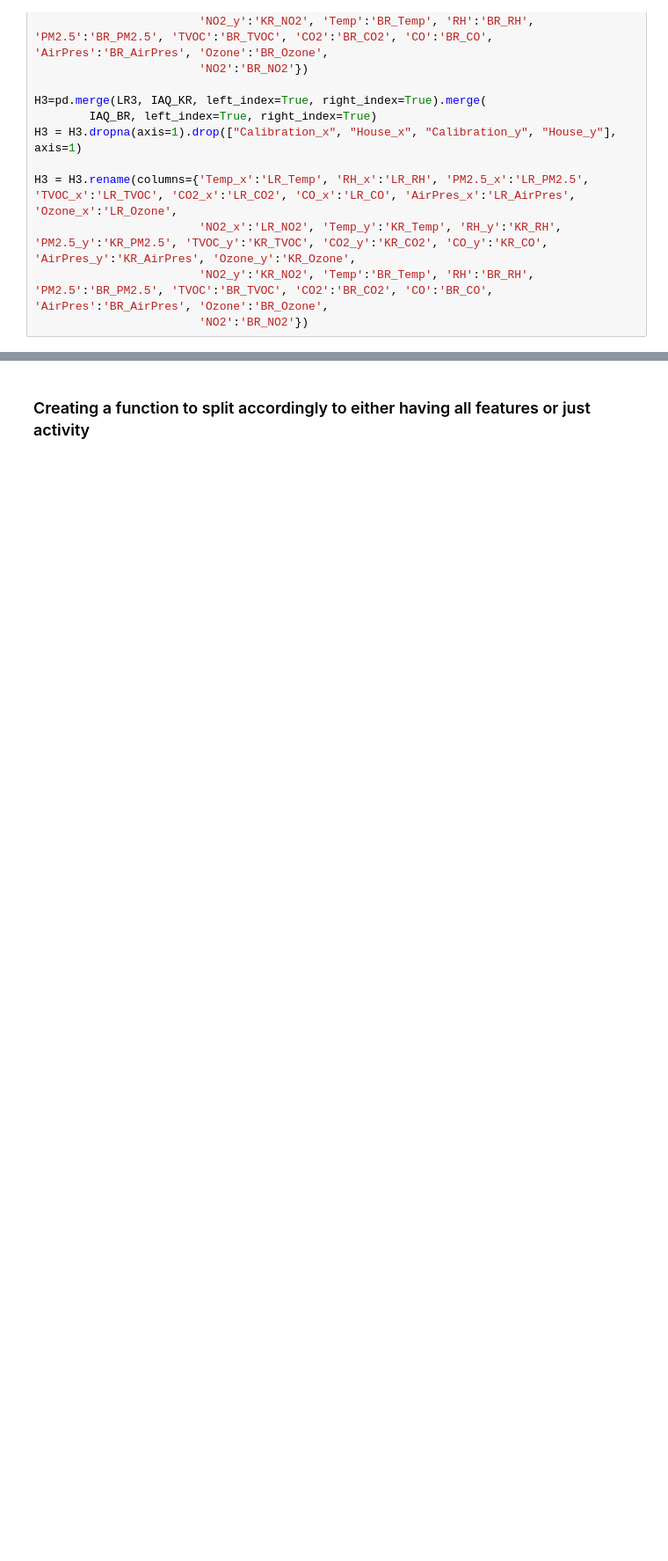
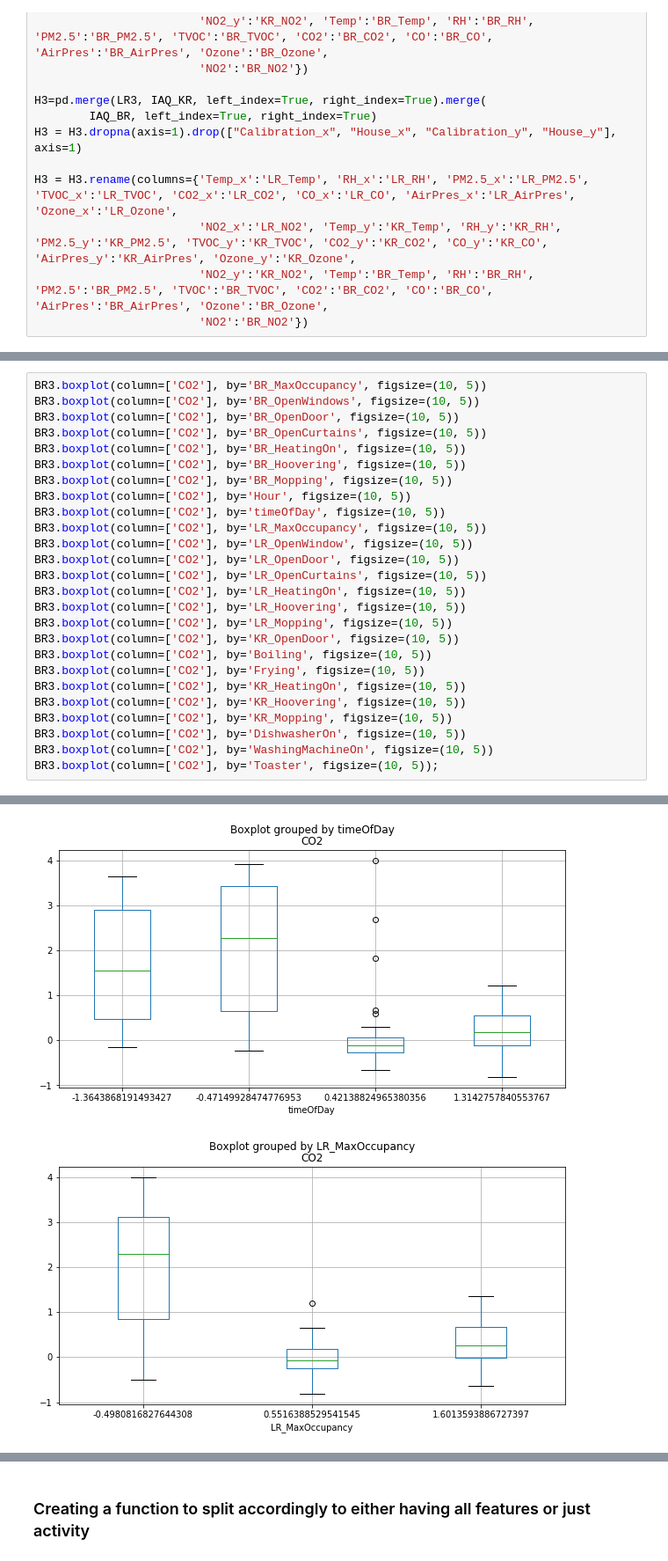
Before and after one commit to TomGoncalves/IAQ-Project, a Jupyter notebook: IAQ Project.ipynb, the cells around one changed output, grey strips where cells are left out. Shown at 88% size. Cells and saved outputs as stored; diff of their text form; blank space fills up the shorter version.

```diff
--- a/IAQ Project.ipynb
+++ b/IAQ Project.ipynb
@@ -139,0 +315,27 @@ H3 = H3.rename(columns={'Temp_x':'LR_Temp', 'RH_x':'LR_RH', 'PM2.5_x':'LR_PM2.5'
+# %%
+BR3.boxplot(column=['CO2'], by='BR_MaxOccupancy', figsize=(10, 5))
+BR3.boxplot(column=['CO2'], by='BR_OpenWindows', figsize=(10, 5))
+BR3.boxplot(column=['CO2'], by='BR_OpenDoor', figsize=(10, 5))
+BR3.boxplot(column=['CO2'], by='BR_OpenCurtains', figsize=(10, 5))
+BR3.boxplot(column=['CO2'], by='BR_HeatingOn', figsize=(10, 5))
+BR3.boxplot(column=['CO2'], by='BR_Hoovering', figsize=(10, 5))
+BR3.boxplot(column=['CO2'], by='BR_Mopping', figsize=(10, 5))
+BR3.boxplot(column=['CO2'], by='Hour', figsize=(10, 5))
+BR3.boxplot(column=['CO2'], by='timeOfDay', figsize=(10, 5))
+BR3.boxplot(column=['CO2'], by='LR_MaxOccupancy', figsize=(10, 5))
+BR3.boxplot(column=['CO2'], by='LR_OpenWindow', figsize=(10, 5))
+BR3.boxplot(column=['CO2'], by='LR_OpenDoor', figsize=(10, 5))
+BR3.boxplot(column=['CO2'], by='LR_OpenCurtains', figsize=(10, 5))
+BR3.boxplot(column=['CO2'], by='LR_HeatingOn', figsize=(10, 5))
+BR3.boxplot(column=['CO2'], by='LR_Hoovering', figsize=(10, 5))
+BR3.boxplot(column=['CO2'], by='LR_Mopping', figsize=(10, 5))
+BR3.boxplot(column=['CO2'], by='KR_OpenDoor', figsize=(10, 5))
+BR3.boxplot(column=['CO2'], by='Boiling', figsize=(10, 5))
+BR3.boxplot(column=['CO2'], by='Frying', figsize=(10, 5))
+BR3.boxplot(column=['CO2'], by='KR_HeatingOn', figsize=(10, 5))
+BR3.boxplot(column=['CO2'], by='KR_Hoovering', figsize=(10, 5))
+BR3.boxplot(column=['CO2'], by='KR_Mopping', figsize=(10, 5))
+BR3.boxplot(column=['CO2'], by='DishwasherOn', figsize=(10, 5))
+BR3.boxplot(column=['CO2'], by='WashingMachineOn', figsize=(10, 5))
+BR3.boxplot(column=['CO2'], by='Toaster', figsize=(10, 5));
+# %% [output]
@@ -139,0 +350,2 @@ H3 = H3.rename(columns={'Temp_x':'LR_Temp', 'RH_x':'LR_RH', 'PM2.5_x':'LR_PM2.5'
+[figure, added]
+[figure, added]
```
Also changed, not shown: parts of 17 cells of this notebook.
